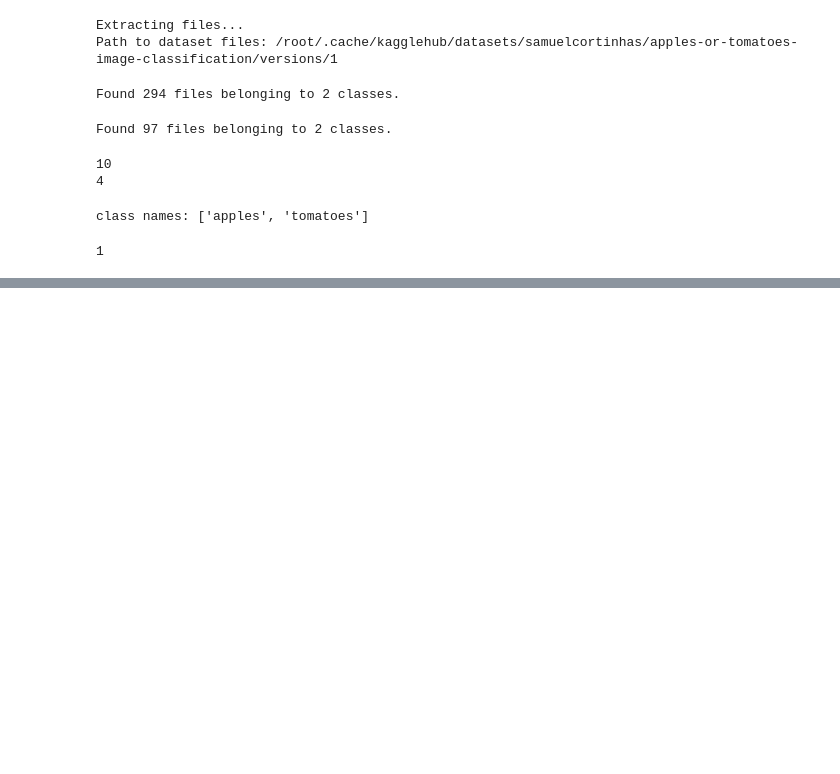
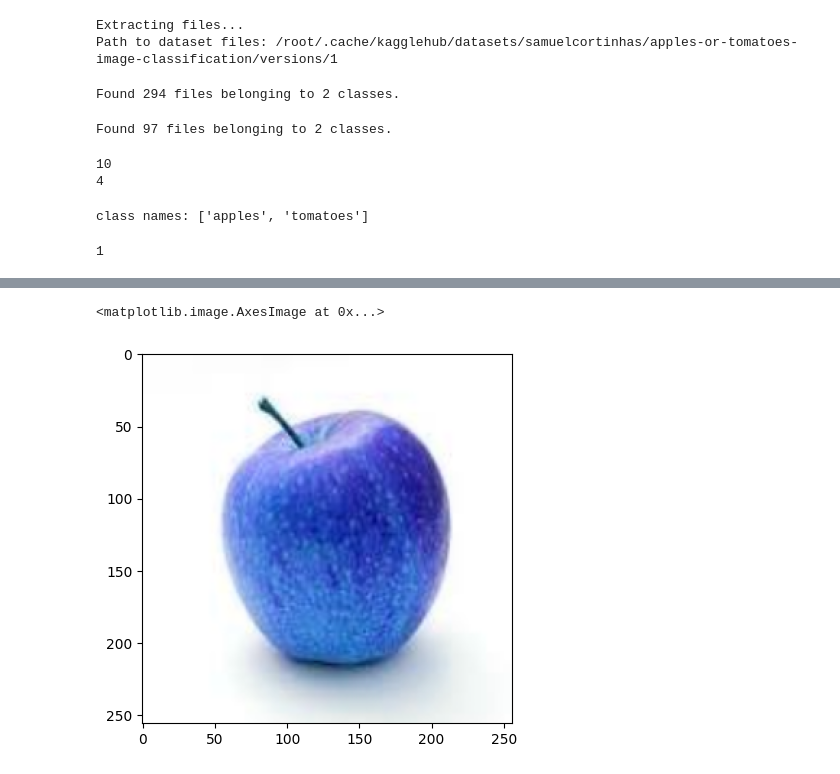
Before and after one commit to Dashrath7489/python, a Jupyter notebook: DL_DATASCIENCE/AppleTomatoPrediction.ipynb, the cells around one changed output, grey strips where cells are left out. Drawn from its saved outputs; the diff is of its cells as text; code cells hidden in the pictures; blank space fills up the shorter version.

```diff
--- a/DL_DATASCIENCE/AppleTomatoPrediction.ipynb
+++ b/DL_DATASCIENCE/AppleTomatoPrediction.ipynb
@@ -178,0 +213,19 @@ plt.show()
+# %%
+import cv2
+test_img1 = cv2.imread(r"apple.jpg")
+# %%
+test_img1 = cv2.resize(test_img1,(256,256))
+# %%
+test_img1_resized = None
+
+# ✅ FIX: check before resize
+if test_img1 is None:
+    print("Error: Image not loaded. Check path.")
+else:
+    test_img1_resized = cv2.resize(test_img1, IMAGE_SIZE)
+    test_input1 = test_img1_resized.reshape(1, IMAGE_SIZE[0], IMAGE_SIZE[1], 3)
+# %%
+result = model.predict(test_input1)
+print(result)
+plt.imshow(test_img1)
+# %% [output]
@@ -178,0 +234,2 @@ plt.show()
+<matplotlib.image.AxesImage at 0x...>
+[figure, added]
```
Also changed, not shown: parts of 8 cells of this notebook, 4 other files.
